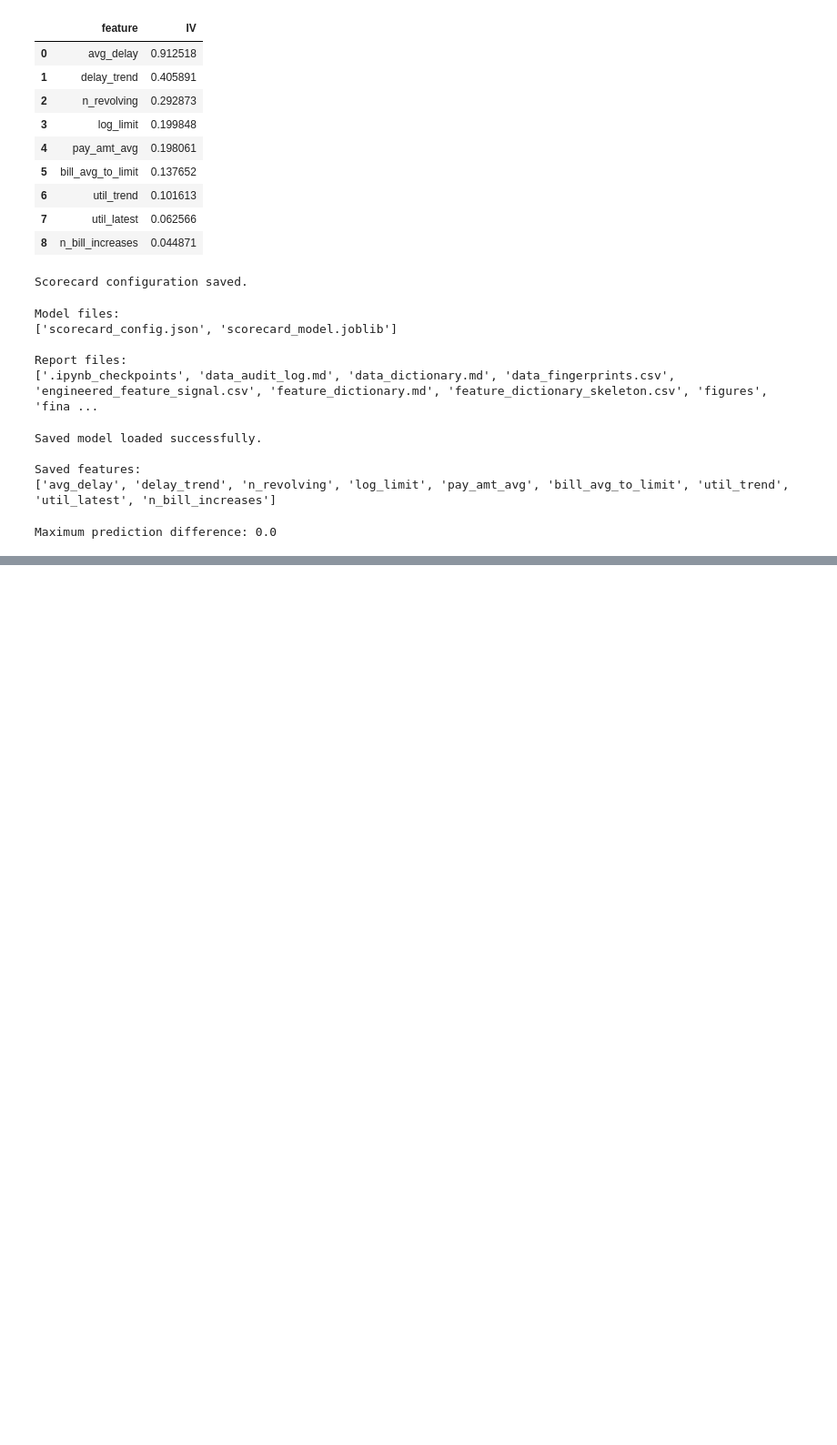
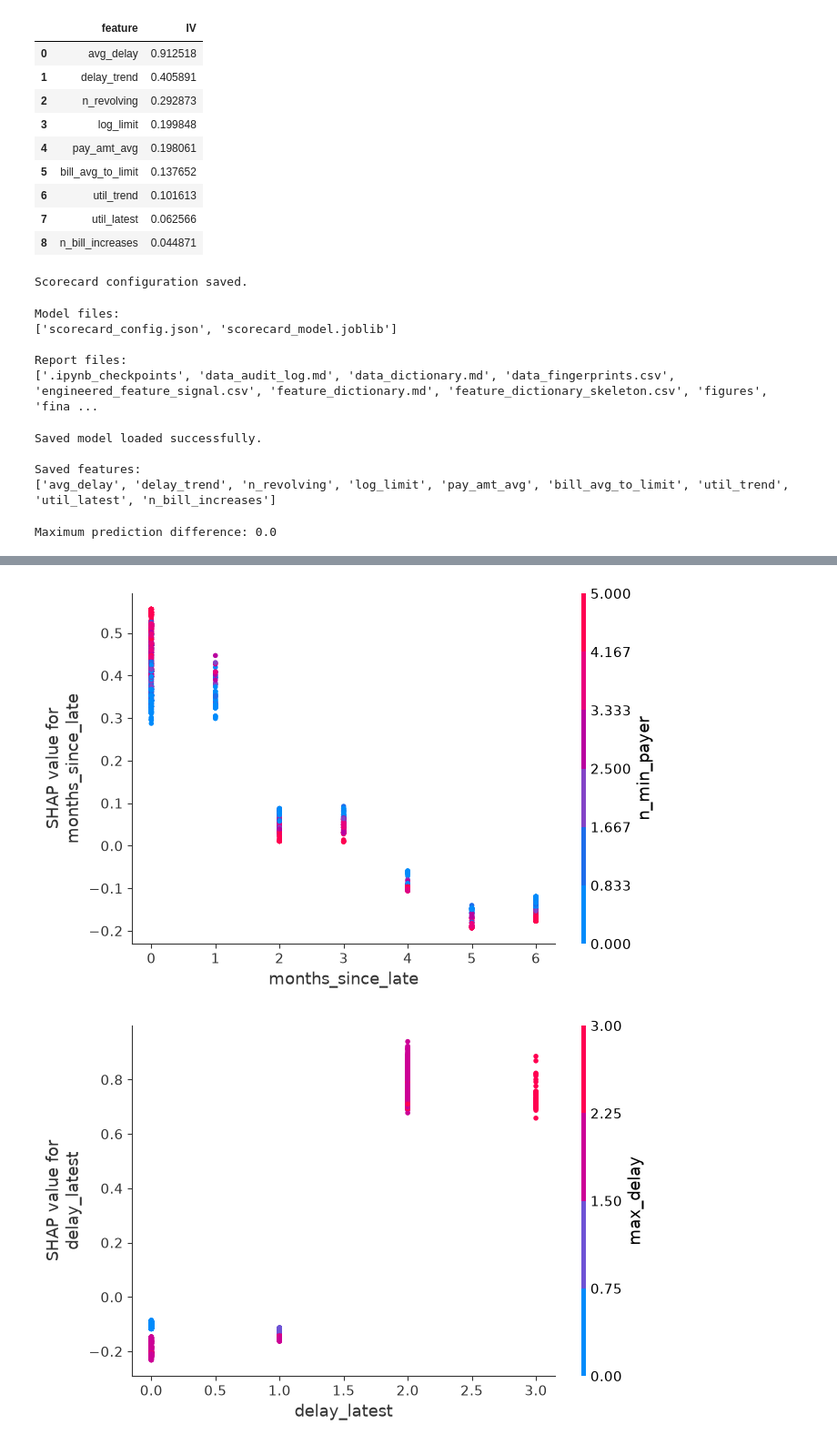
Before and after one commit to VaidehiKushwaha/credit-risk-scorecard-profit-optimization, a Jupyter notebook: notebooks/03_scorecard_and_ml_models.ipynb, the cells around one changed output, grey strips where cells are left out. Shown at 91% size. Saved outputs shown, nothing was run; the diff lists cells and outputs as text; code cells hidden in the pictures; blank space fills up the shorter version.

```diff
--- a/notebooks/03_scorecard_and_ml_models.ipynb
+++ b/notebooks/03_scorecard_and_ml_models.ipynb
@@ -1794,0 +3187,25 @@ Maximum prediction difference: 0.0
+# %%
+#SHAP dependence plots
+# Dependence plot 1
+shap.dependence_plot(
+    "months_since_late",
+    shap_values,
+    X_shap
+)
+
+# Dependence plot 2
+shap.dependence_plot(
+    "delay_latest",
+    shap_values,
+    X_shap
+)
+
+# Dependence plot 3
+shap.dependence_plot(
+    "max_delay",
+    shap_values,
+    X_shap
+)
+# %% [output]
+[figure, added]
+[figure, added]
```
Also changed, not shown: parts of 74 cells of this notebook, 2 other files.
